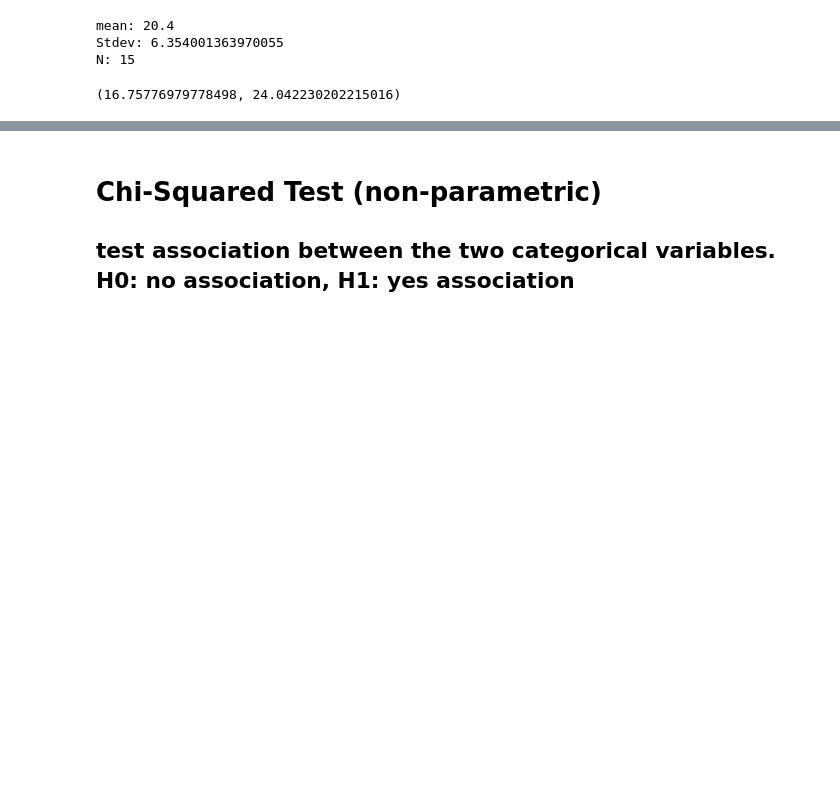
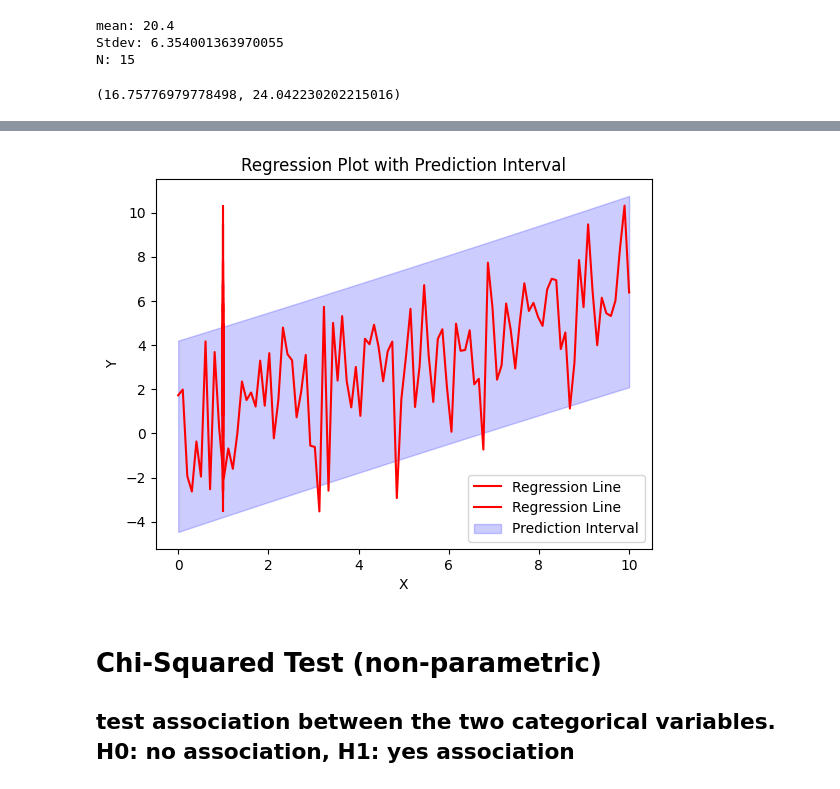
Before and after one commit to chevernemilia/ecl-ds-toolkit, a Jupyter notebook: statistical_testing.ipynb, the cells around one changed output, grey strips where cells are left out. Saved outputs shown, nothing was run; the diff lists cells and outputs as text; code cells hidden in the pictures; blank space fills up the shorter version.

```diff
--- a/statistical_testing.ipynb
+++ b/statistical_testing.ipynb
@@ -337,3 +375,16 @@ display(ci_lower, ci_upper )
+# %%
+plt.plot(X, y, color='red', label='Regression Line')
+
+plt.xlabel('X')
+plt.ylabel('Y')
+plt.fill_between(x, iv_l, iv_u, color='blue', alpha=0.2, label='Prediction Interval')
+plt.title('Regression Plot with Prediction Interval')
+plt.legend()
+
+# Show plot
+plt.show()
+# %% [output]
+[figure, added]
 # %% [markdown]
 # Chi-Squared Test (non-parametric)
 ## test association between the two categorical variables. H0: no association, H1: yes association
```
Also changed, not shown: parts of 25 cells of this notebook.
